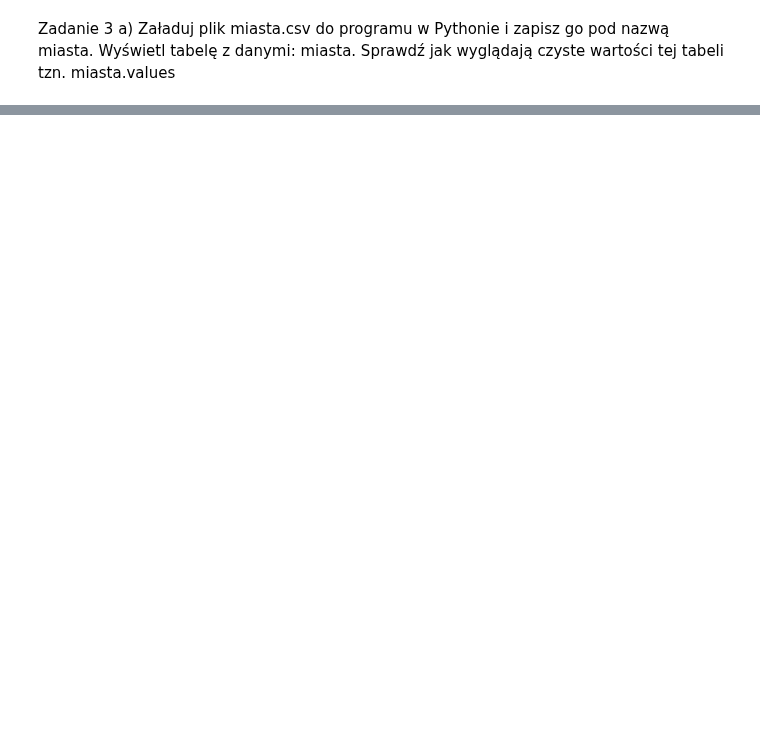
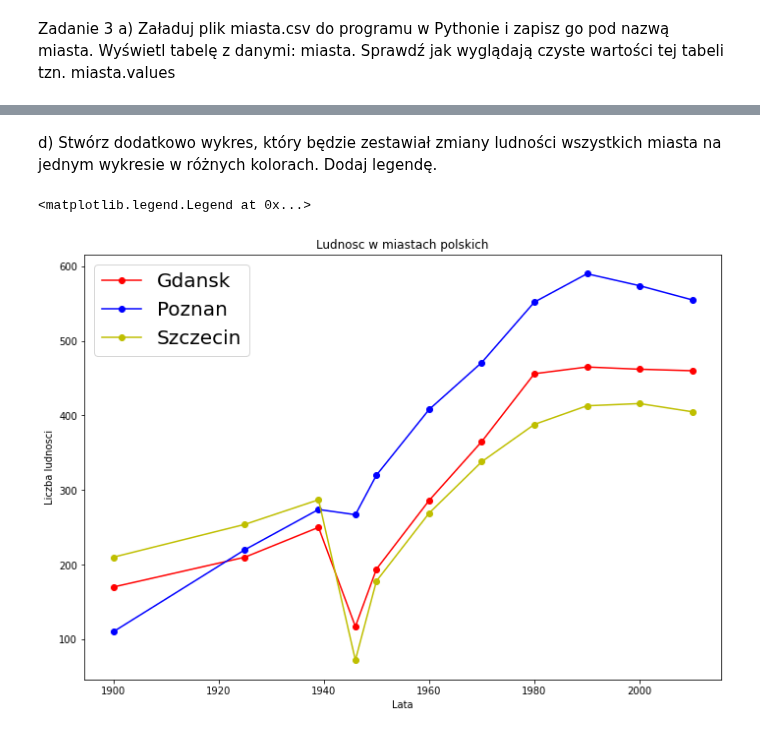
Before and after one commit to marcelmalewski/INF_Marcel_Malewski_274929, a Jupyter notebook: lab1/zadanie3.ipynb, the cells around one changed output, grey strips where cells are left out. Drawn from its saved outputs; the diff is of its cells as text; code cells hidden in the pictures; blank space fills up the shorter version.

```diff
--- a/lab1/zadanie3.ipynb
+++ b/lab1/zadanie3.ipynb
@@ -12,0 +72,21 @@ AttributeError: '_csv.reader' object has no attribute 'values'
+# %% [markdown]
+d) Stwórz dodatkowo wykres, który będzie zestawiał zmiany ludności wszystkich miasta na
+jednym wykresie w różnych kolorach. Dodaj legendę.
+# %%
+y_gdansk = np_arr[:,1]
+y_poznan = np_arr[:,2]
+y_szczecin = np_arr[:,3]
+
+fig_2 = plt.figure(figsize=(9, 6))
+axes_2 = fig_2.add_axes([0,0,1,1])
+
+axes_2.set_title('Ludnosc w miastach polskich')
+axes_2.set_xlabel('Lata')
+axes_2.set_ylabel('Liczba ludnosci')
+axes_2.plot(x, y_gdansk, 'r-o', label='Gdansk')
+axes_2.plot(x, y_poznan, 'b-o', label='Poznan')
+axes_2.plot(x, y_szczecin, 'y-o', label='Szczecin')
+axes_2.legend(loc=0, prop={"size":20})
+# %% [output]
+<matplotlib.legend.Legend at 0x...>
+[figure, added]
```
Also changed, not shown: parts of 8 cells of this notebook, 2 other files.
